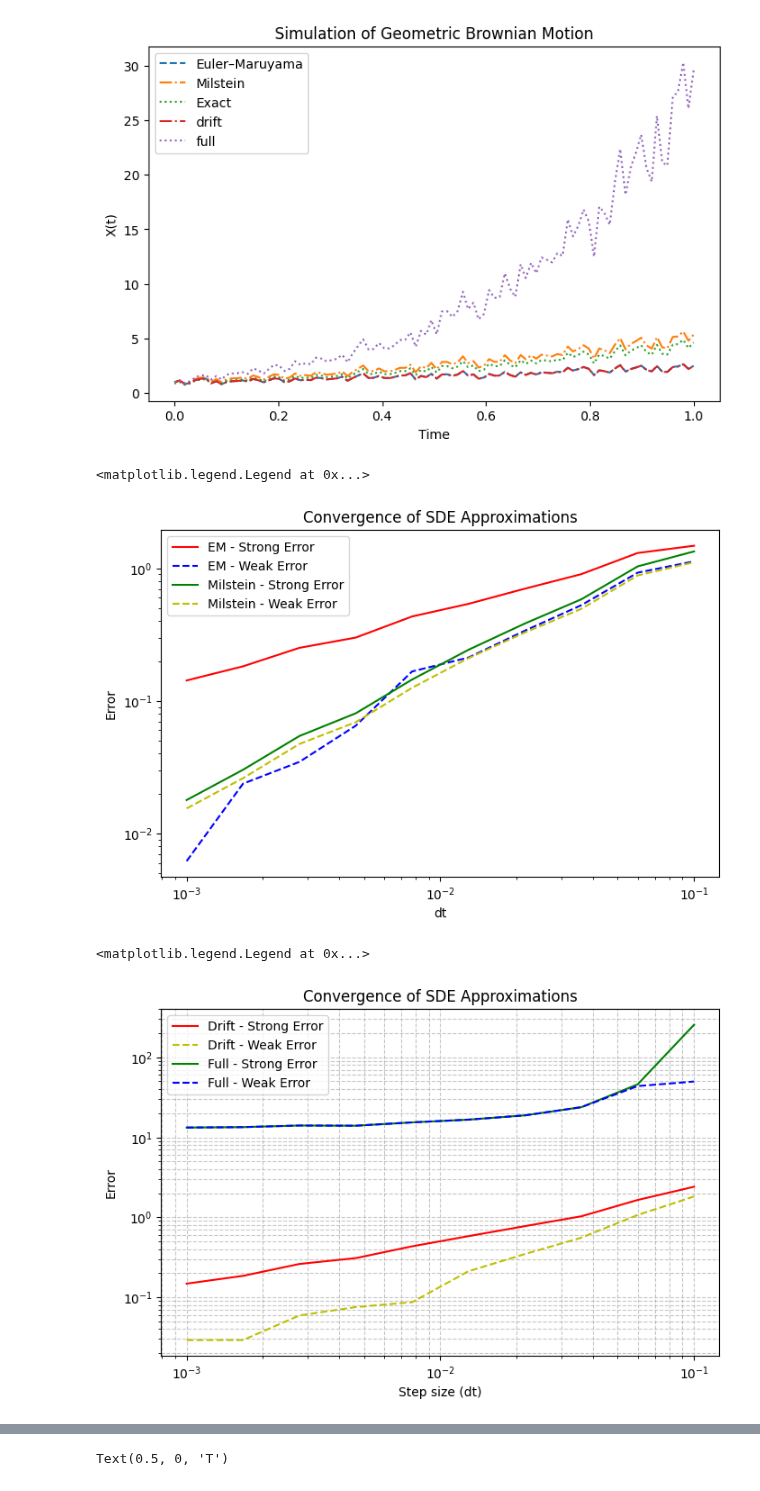
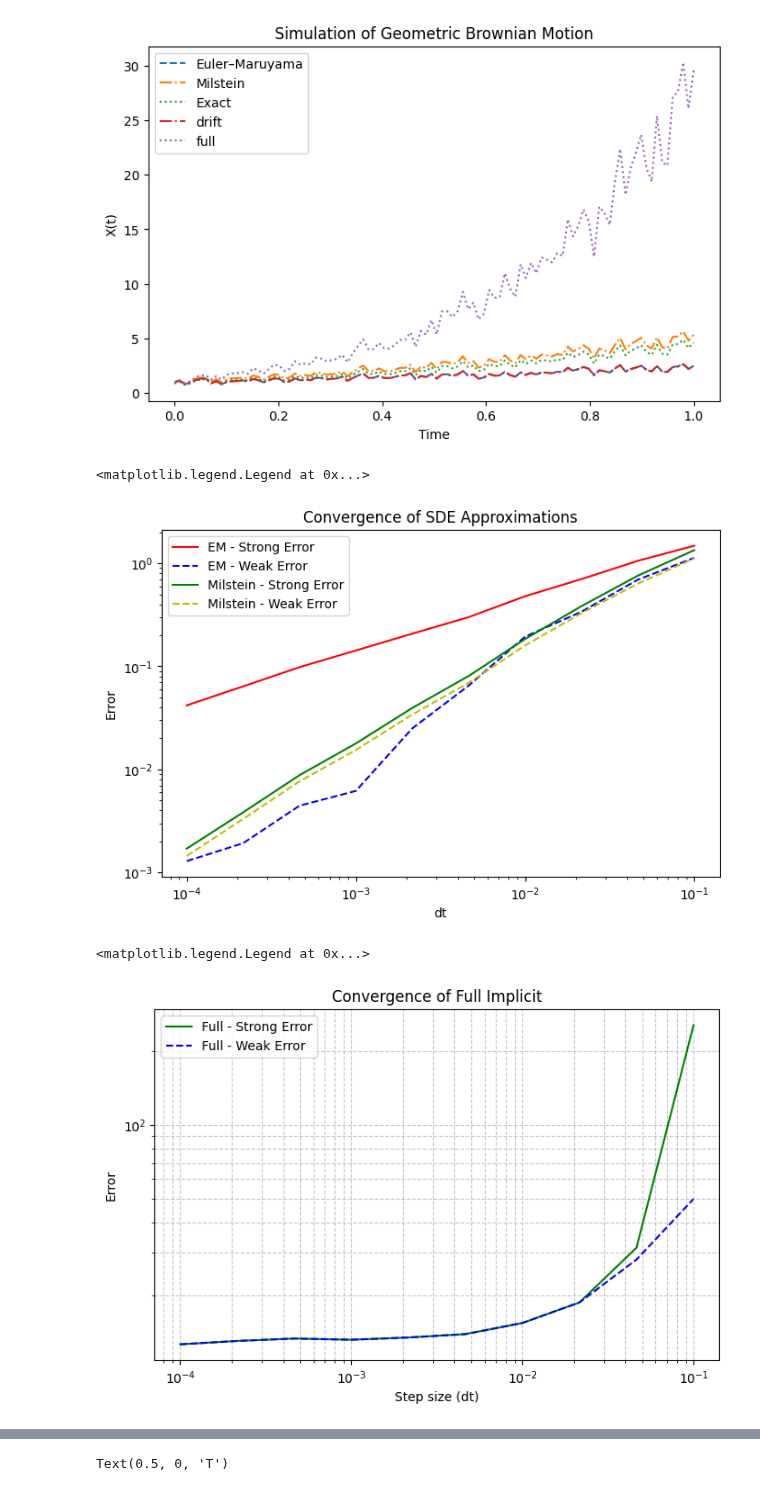
Before and after one commit to abhirao-03/stochastic-resonance, a Jupyter notebook: results/convergence_tester.ipynb, the cells around one changed output, grey strips where cells are left out. Cells and saved outputs as stored; diff of their text form; code cells hidden in the pictures.

```diff
--- a/results/convergence_tester.ipynb
+++ b/results/convergence_tester.ipynb
@@ -90,7 +90,7 @@ str_err_full, str_err_drift = [], []
 weak_err_em, weak_err_mil = [], []
 weak_err_full, weak_err_drift = [], []
 
-dt_grid = np.logspace(-3, -1, num=10)
+dt_grid = np.logspace(-4, -1, num=10)
 mc = 1000
 
 for Dt in tqdm(dt_grid):
@@ -170,18 +170,16 @@ plt.ylabel('Error')
 plt.legend(loc=2)
 # %% [output]
 <matplotlib.legend.Legend at 0x...>
-[figure, old version]
+[figure, new version]
 # %%
 plt.figure(figsize=(8, 5))
-plt.loglog(dt_grid, str_err_drift, label="Drift - Strong Error",color='r')
-plt.loglog(dt_grid, weak_err_drift, label="Drift - Weak Error",color='y',ls='--')
 plt.loglog(dt_grid, str_err_full, label="Full - Strong Error",color='g')
 plt.loglog(dt_grid, weak_err_full, label="Full - Weak Error",color='b',ls='--')
-plt.title('Convergence of SDE Approximations')
+plt.title('Convergence of Full Implicit')
 plt.xlabel('Step size (dt)')
 plt.ylabel('Error')
 plt.grid(which='both', ls='--', alpha=0.7)
 plt.legend(loc=2)
 # %% [output]
 <matplotlib.legend.Legend at 0x...>
-[figure, old version]
+[figure, new version]
```
Also changed, not shown: parts of 4 cells of this notebook, 1 other file.
